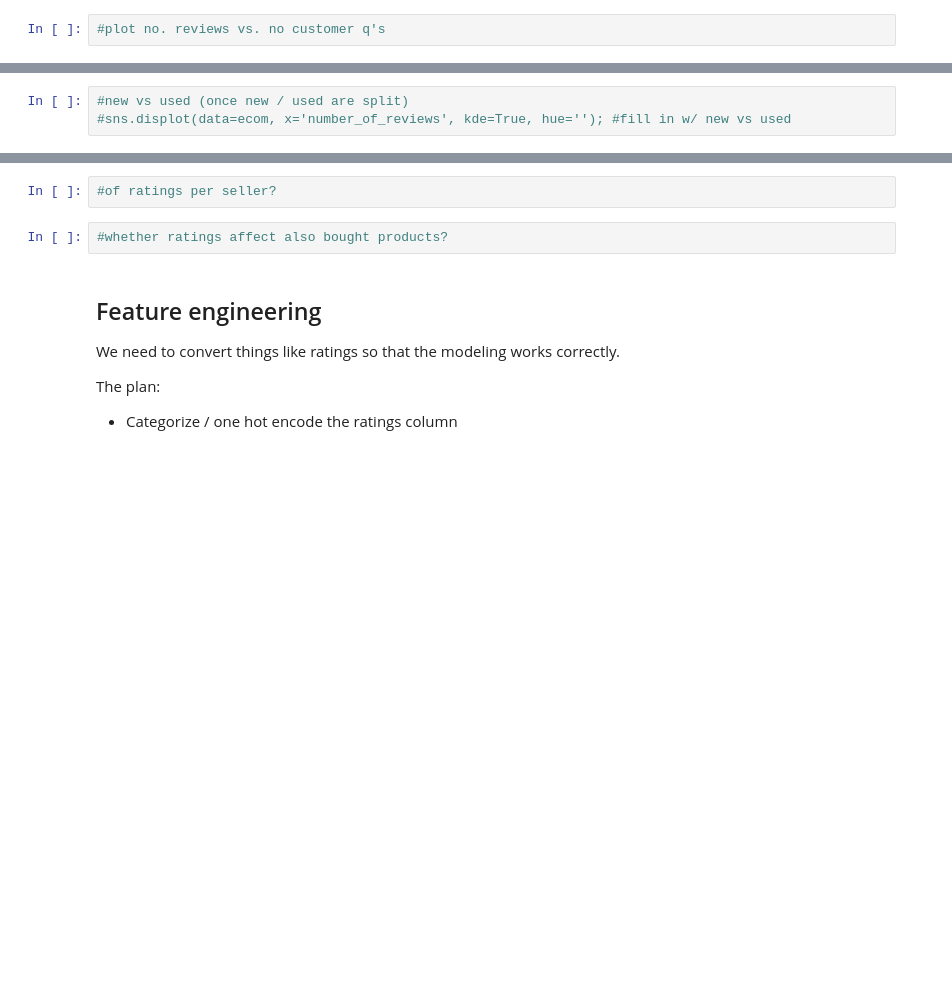
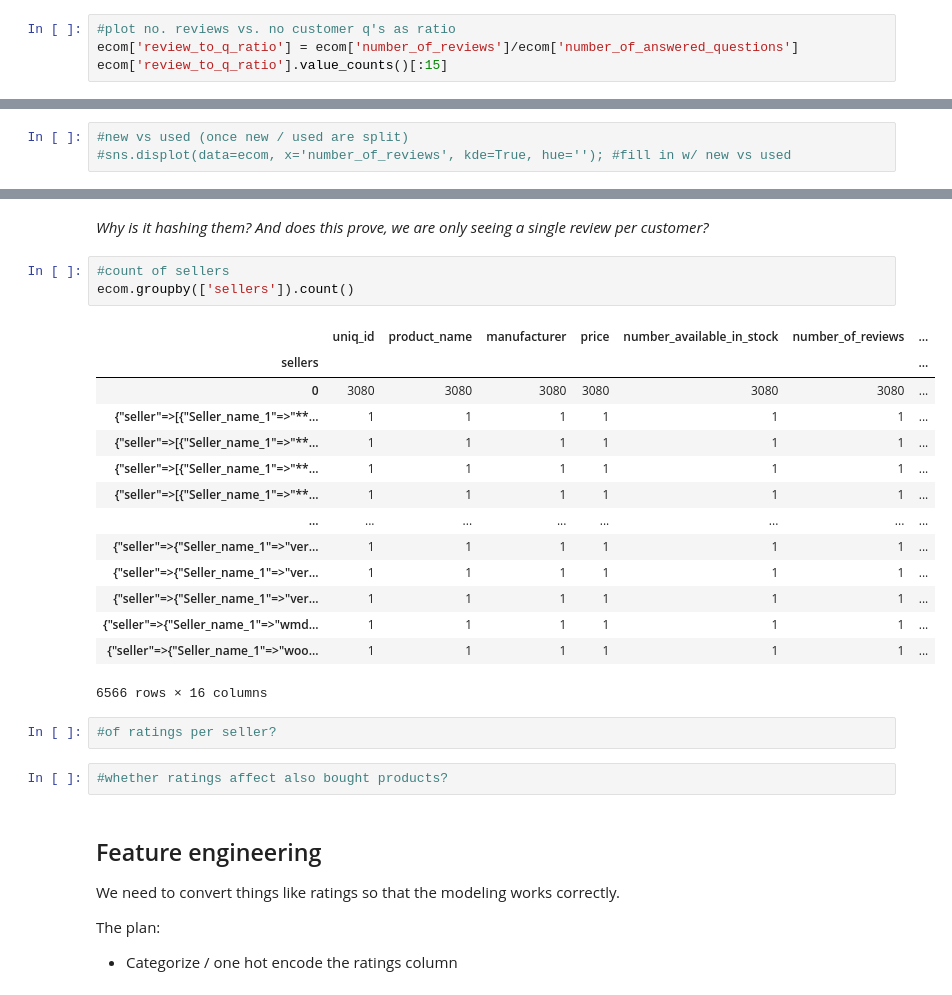
Before and after one commit to cotica/capstone, a Jupyter notebook: code/Amazon-order-history-EDA.ipynb, the cells around one changed output, grey strips where cells are left out. Drawn from its saved outputs; the diff is of its cells as text; blank space fills up the shorter version.

```diff
--- a/code/Amazon-order-history-EDA.ipynb
+++ b/code/Amazon-order-history-EDA.ipynb
@@ -307,4 +356,6 @@ plt.savefig('../assets/concentration_reviews.jpg')
 # %% [output]
 [figure]
 # %%
-#plot no. reviews vs. no customer q's
+#plot no. reviews vs. no customer q's as ratio
+ecom['review_to_q_ratio'] = ecom['number_of_reviews']/ecom['number_of_answered_questions']
+ecom['review_to_q_ratio'].value_counts()[:15]
@@ -331,3 +446,23 @@ Name: number_available_in_stock, dtype: int64
+# %% [markdown]
+_Why is it hashing them? And does this prove, we are only seeing a single review per customer?_
+# %%
+#count of sellers
+ecom.groupby(['sellers']).count()
+# %% [output]
+|  | uniq_id | product_name | manufacturer | price | number_available_in_stock | number_of_reviews | ... |
+| sellers |  |  |  |  |  |  | ... |
+| 0 | 3080 | 3080 | 3080 | 3080 | 3080 | 3080 | ... |
+| {"seller"=>[{"Seller_name_1"=>"**... | 1 | 1 | 1 | 1 | 1 | 1 | ... |
+| {"seller"=>[{"Seller_name_1"=>"**... | 1 | 1 | 1 | 1 | 1 | 1 | ... |
+| {"seller"=>[{"Seller_name_1"=>"**... | 1 | 1 | 1 | 1 | 1 | 1 | ... |
+| {"seller"=>[{"Seller_name_1"=>"**... | 1 | 1 | 1 | 1 | 1 | 1 | ... |
+| ... | ... | ... | ... | ... | ... | ... | ... |
+| {"seller"=>{"Seller_name_1"=>"ver... | 1 | 1 | 1 | 1 | 1 | 1 | ... |
+| {"seller"=>{"Seller_name_1"=>"ver... | 1 | 1 | 1 | 1 | 1 | 1 | ... |
+| {"seller"=>{"Seller_name_1"=>"ver... | 1 | 1 | 1 | 1 | 1 | 1 | ... |
+| {"seller"=>{"Seller_name_1"=>"wmd... | 1 | 1 | 1 | 1 | 1 | 1 | ... |
+| {"seller"=>{"Seller_name_1"=>"woo... | 1 | 1 | 1 | 1 | 1 | 1 | ... |
+6566 rows × 16 columns
 # %%
 #of ratings per seller?
 # %%
```
Also changed, not shown: parts of 8 cells of this notebook.
